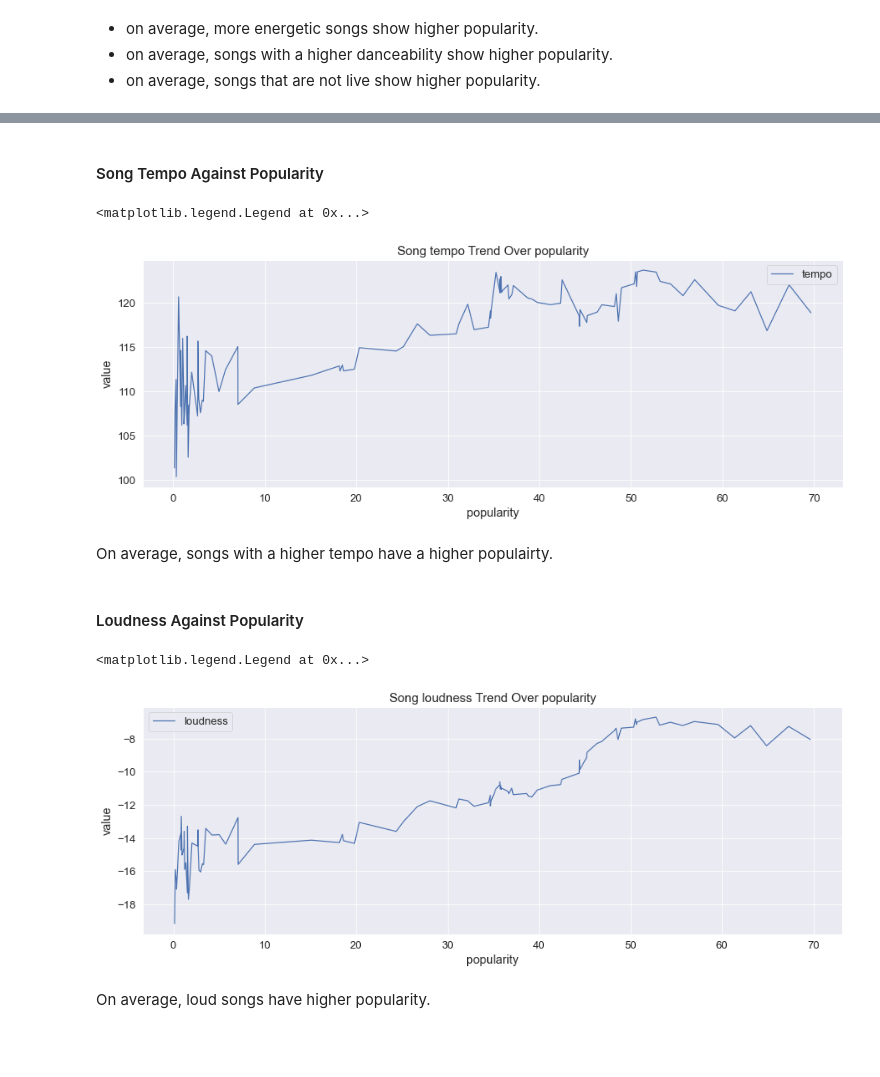
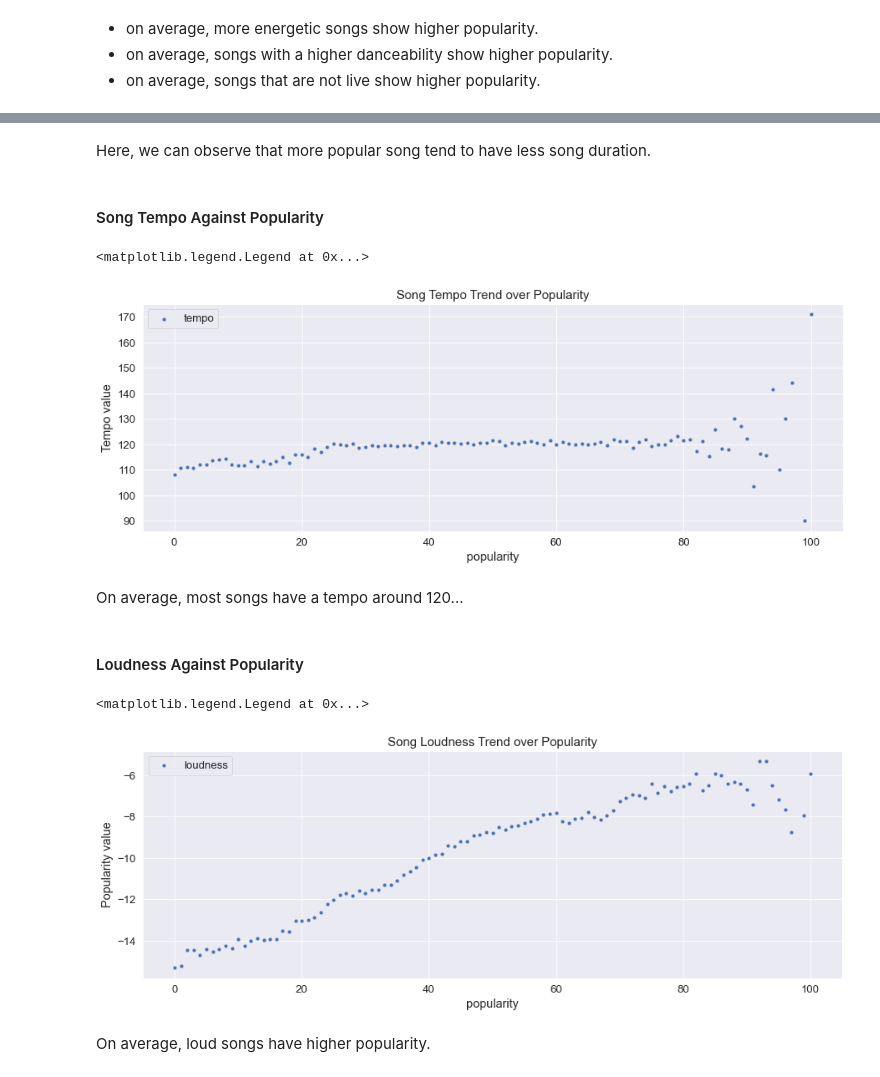
Before and after one commit to Mohammad-sakir/PDS_PROJ, a Jupyter notebook: analysis_spotify.ipynb, the cells around one changed output, grey strips where cells are left out. Cells and saved outputs as stored; diff of their text form; code cells hidden in the pictures; blank space fills up the shorter version.

```diff
--- a/analysis_spotify.ipynb
+++ b/analysis_spotify.ipynb
@@ -961,33 +973,35 @@ plt.legend(lines)
+# %% [markdown]
+Here, we can observe that more popular song tend to have less song duration.
 # %% [markdown]
 #### Song Tempo Against Popularity
 # %%
 plt.figure(figsize=(15,5))
-plt.title("Song tempo Trend Over popularity", fontdict={"fontsize": 15})
+plt.title("Song Tempo Trend over Popularity", fontdict={"fontsize": 15})
 
-ax = sns.lineplot(x='popularity', y='tempo', data=year_avg)
+ax = sns.scatterplot(x='popularity', y='tempo', data=pop_avg)
 
 
-plt.ylabel("value")
+plt.ylabel("Tempo value")
 plt.legend(['tempo'])
 # %% [output]
 <matplotlib.legend.Legend at 0x...>
-[figure, old version]
+[figure, new version]
 # %% [markdown]
-On average, songs with a higher tempo have a higher populairty.
+On average, most songs have a tempo around 120...
 # %% [markdown]
 #### Loudness Against Popularity
 # %%
 plt.figure(figsize=(15,5))
-plt.title("Song loudness Trend Over popularity", fontdict={"fontsize": 15})
+plt.title("Song Loudness Trend over Popularity", fontdict={"fontsize": 15})
 
-ax = sns.lineplot(x='popularity', y='loudness', data=year_avg)
+ax = sns.scatterplot(x='popularity', y='loudness', data=pop_avg)
 
 
-plt.ylabel("value")
+plt.ylabel("Popularity value")
 plt.legend(['loudness'])
 # %% [output]
 <matplotlib.legend.Legend at 0x...>
-[figure, old version]
+[figure, new version]
 # %% [markdown]
 On average, loud songs have higher popularity.
 # %% [markdown]
```
Also changed, not shown: parts of 48 cells of this notebook.
